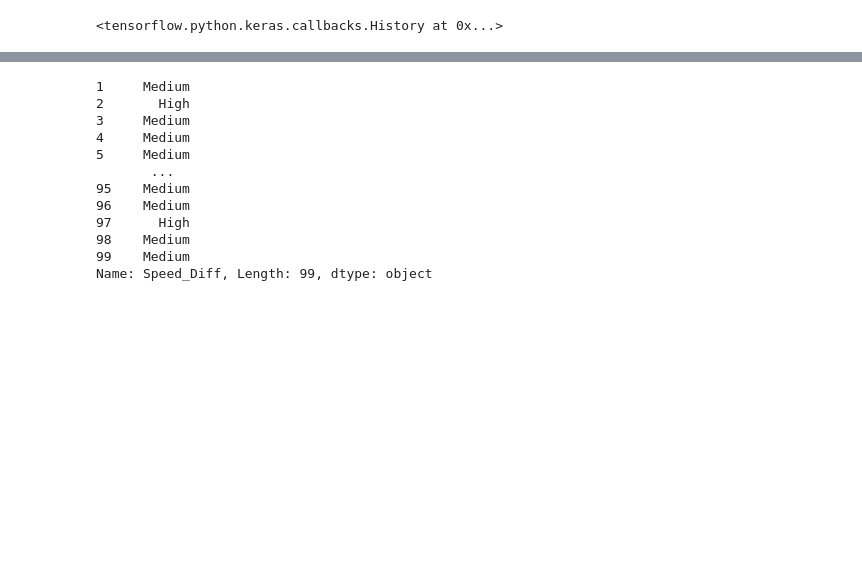
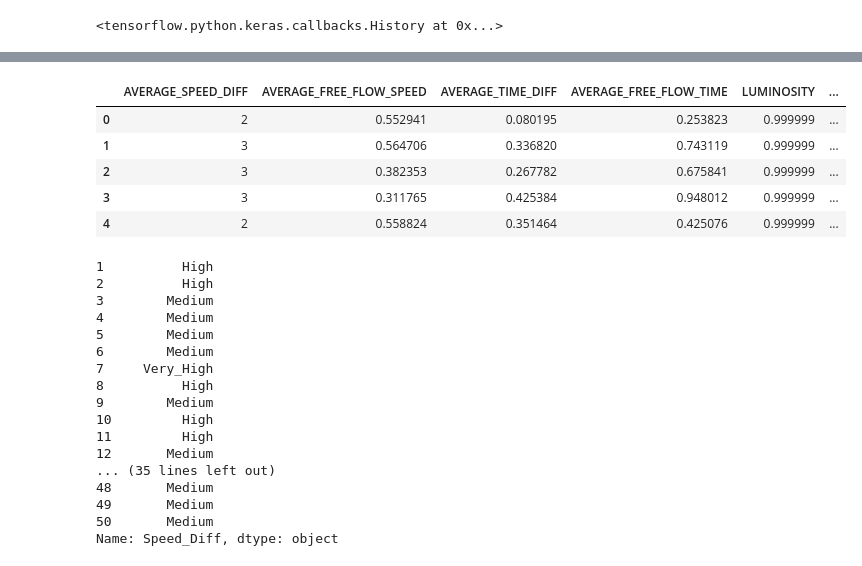
Before and after one commit to Obsessi0n/TrafficPrediction, a Jupyter notebook: Notebook/DeepLearning.ipynb, the cells around one changed output, grey strips where cells are left out. Drawn from its saved outputs; the diff is of its cells as text; code cells hidden in the pictures; blank space fills up the shorter version.

```diff
--- a/Notebook/DeepLearning.ipynb
+++ b/Notebook/DeepLearning.ipynb
@@ -435,3 +481,12 @@ test_data.head()
+# %%
+training_data.head()
+# %% [output]
+|  | AVERAGE_SPEED_DIFF | AVERAGE_FREE_FLOW_SPEED | AVERAGE_TIME_DIFF | AVERAGE_FREE_FLOW_TIME | LUMINOSITY | ... |
+| 0 | 2 | 0.552941 | 0.080195 | 0.253823 | 0.999999 | ... |
+| 1 | 3 | 0.564706 | 0.336820 | 0.743119 | 0.999999 | ... |
+| 2 | 3 | 0.382353 | 0.267782 | 0.675841 | 0.999999 | ... |
+| 3 | 3 | 0.311765 | 0.425384 | 0.948012 | 0.999999 | ... |
+| 4 | 2 | 0.558824 | 0.351464 | 0.425076 | 0.999999 | ... |
 # %%
 pred = bclfr.predict(test_data)
 #print(pred)
@@ -461,22 +516,26 @@ df_f.replace(to_replace = 4,
 
 #print(df_f)
 #df_f.count("Speed_Diff")
-print(df_f["Speed_Diff"].head(99))
-
-df_f.to_csv("submission4_Deep.csv", index_label='RowId')
+print(df_f["Speed_Diff"].head(50))
+#df_f.to_csv("submission4_Deep.csv", index_label='RowId')
 # %% [output]
-1     Medium
-2       High
-3     Medium
-4     Medium
-5     Medium
-       ...
-95    Medium
-96    Medium
-97      High
-98    Medium
-99    Medium
-Name: Speed_Diff, Length: 99, dtype: object
+1          High
+2          High
+3        Medium
+4        Medium
+5        Medium
+6        Medium
+7     Very_High
+8          High
+9        Medium
+10         High
+11         High
+12       Medium
+... (35 lines left out)
+48       Medium
+49       Medium
+50       Medium
+Name: Speed_Diff, dtype: object
 # %%
 pred = bclfr.predict(X)
 print(pred)
```
Also changed, not shown: parts of 7 cells of this notebook, 14 other files.
